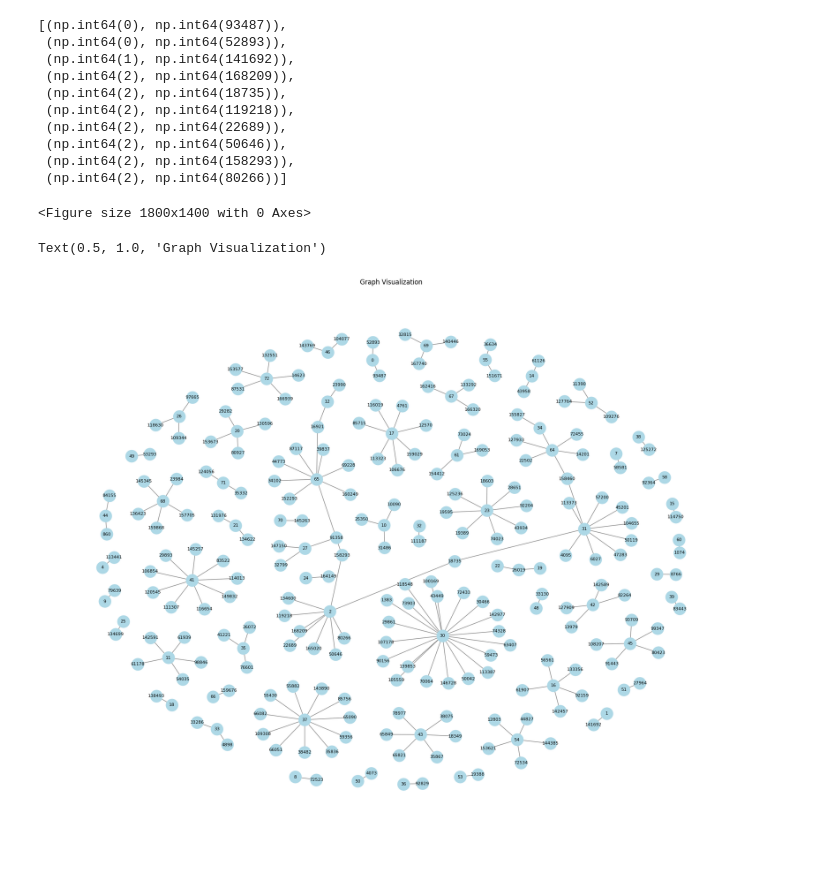
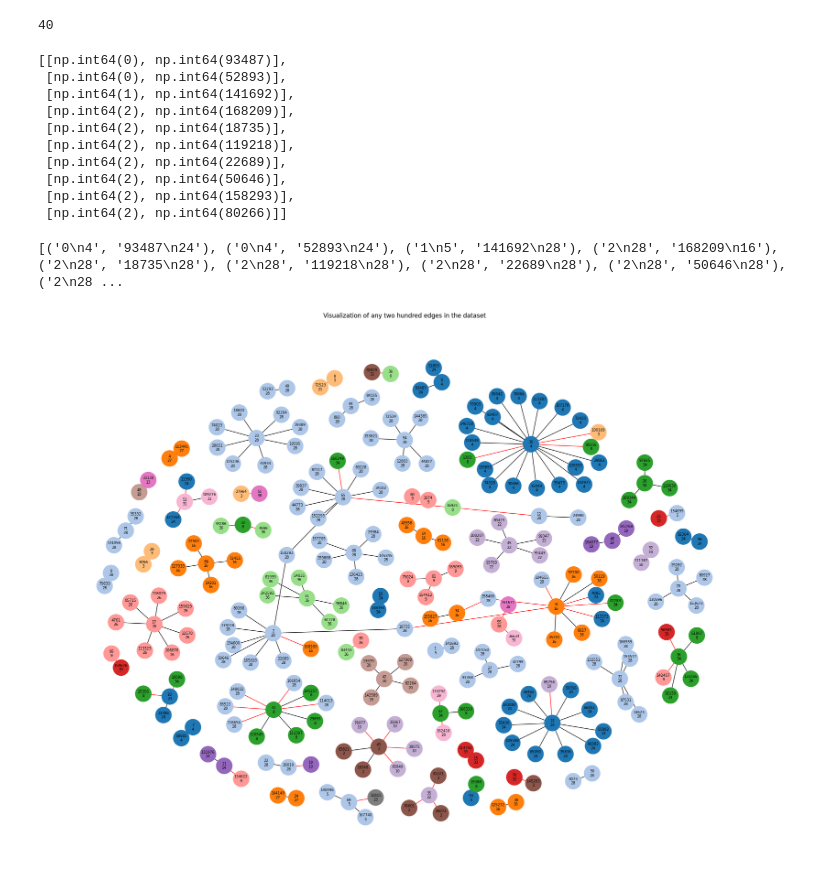
Before and after one commit to SiruiHe/Paper-Classification-using-GNNs, a Jupyter notebook: visualization/network.ipynb, the cells around one changed output. Drawn from its saved outputs; the diff is of its cells as text; code cells hidden in the pictures.

Commit message:
Update: network graph with labels; Pie chart: Citations by field; Scatter plot:connectivity between nodes

```diff
--- a/visualization/network.ipynb
+++ b/visualization/network.ipynb
@@ -17,0 +28,8 @@ df.head()
+# %%
+label_list = lb[0].tolist()
+
+# 统计label的值
+label_st = set(label_list)
+color_num = len(label_st)
+
+label_list[:5]
@@ -69,37 +132,51 @@ from ogb.nodeproppred import NodePropPredDataset
 dataset_name = 'ogbn-arxiv'
 dataset = NodePropPredDataset(name = dataset_name)
 graph, label = dataset[0] # graph: library-agnostic graph object
+# %%
+label = label.flatten().tolist()
+color_num = len(set(label))
+color_num
+# %% [output]
+40
 # %%
 edge_list = list(zip(graph["edge_index"][0], graph["edge_index"][1]))  # 配对起点和终点
-sorted_list = sorted(edge_list, key=lambda x: x[0])
+edge_list.sort(key=lambda x: x[0])
+sorted_list = [[value[0], value[1]] for value in edge_list]
 sorted_list[:10]
 # %% [output]
-[(np.int64(0), np.int64(93487)),
- (np.int64(0), np.int64(52893)),
- (np.int64(1), np.int64(141692)),
- (np.int64(2), np.int64(168209)),
- (np.int64(2), np.int64(18735)),
- (np.int64(2), np.int64(119218)),
- (np.int64(2), np.int64(22689)),
- (np.int64(2), np.int64(50646)),
- (np.int64(2), np.int64(158293)),
- (np.int64(2), np.int64(80266))]
+[[np.int64(0), np.int64(93487)],
+ [np.int64(0), np.int64(52893)],
+ [np.int64(1), np.int64(141692)],
+ [np.int64(2), np.int64(168209)],
+ [np.int64(2), np.int64(18735)],
+ [np.int64(2), np.int64(119218)],
+ [np.int64(2), np.int64(22689)],
+ [np.int64(2), np.int64(50646)],
+ [np.int64(2), np.int64(158293)],
+ [np.int64(2), np.int64(80266)]]
+# %%
+def customized_edges(data, label_list):
+    edge_list = []
+    for row in data:
+        edge_start = str(row[0]) + '\n' + str(label_list[row[0]])
+        edge_end = str(row[1]) + '\n' + str(label_list[row[1]])
+        edge = (edge_start, edge_end)
+
+        edge_list.append(edge)
+
+    print(edge_list[:10])
+    return edge_list
+
+edge_list = customized_edges(sorted_list, label)
+# %% [output]
+[('0\n4', '93487\n24'), ('0\n4', '52893\n24'), ('1\n5', '141692\n28'), ('2\n28', '168209\n16'), ('2\n28', '18735\n28'), ('2\n28', '119218\n28'), ('2\n28', '22689\n28'), ('2\n28', '50646\n28'), ('2\n28 ...
 # %%
 import networkx as nx
 import matplotlib.pyplot as plt
 
 # 创建图对象
-G = nx.Graph(sorted_list[:200])
 
-# 绘制图形
-plt.figure(figsize=(18, 14))
-pos = nx.pos = nx.forceatlas2_layout(G, scaling_ratio=2.0, strong_gravity=True, seed=47)
-nx.draw(G, pos, with_labels=True, node_color='lightblue', node_size=500, font_size=8, font_color='black', edge_color='gray')
-
-# 显示图形
-plt.title("Graph Visualization")
-plt.show()
+G = nx.Graph(edge_list[:200])
+draw_network(G, color_num, 46)
 # %% [output]
-<Figure size 1800x1400 with 0 Axes>
-Text(0.5, 1.0, 'Graph Visualization')
-[figure, old version]
+[figure, new version]
```
Also changed, not shown: parts of 9 cells of this notebook, 1 other file.
